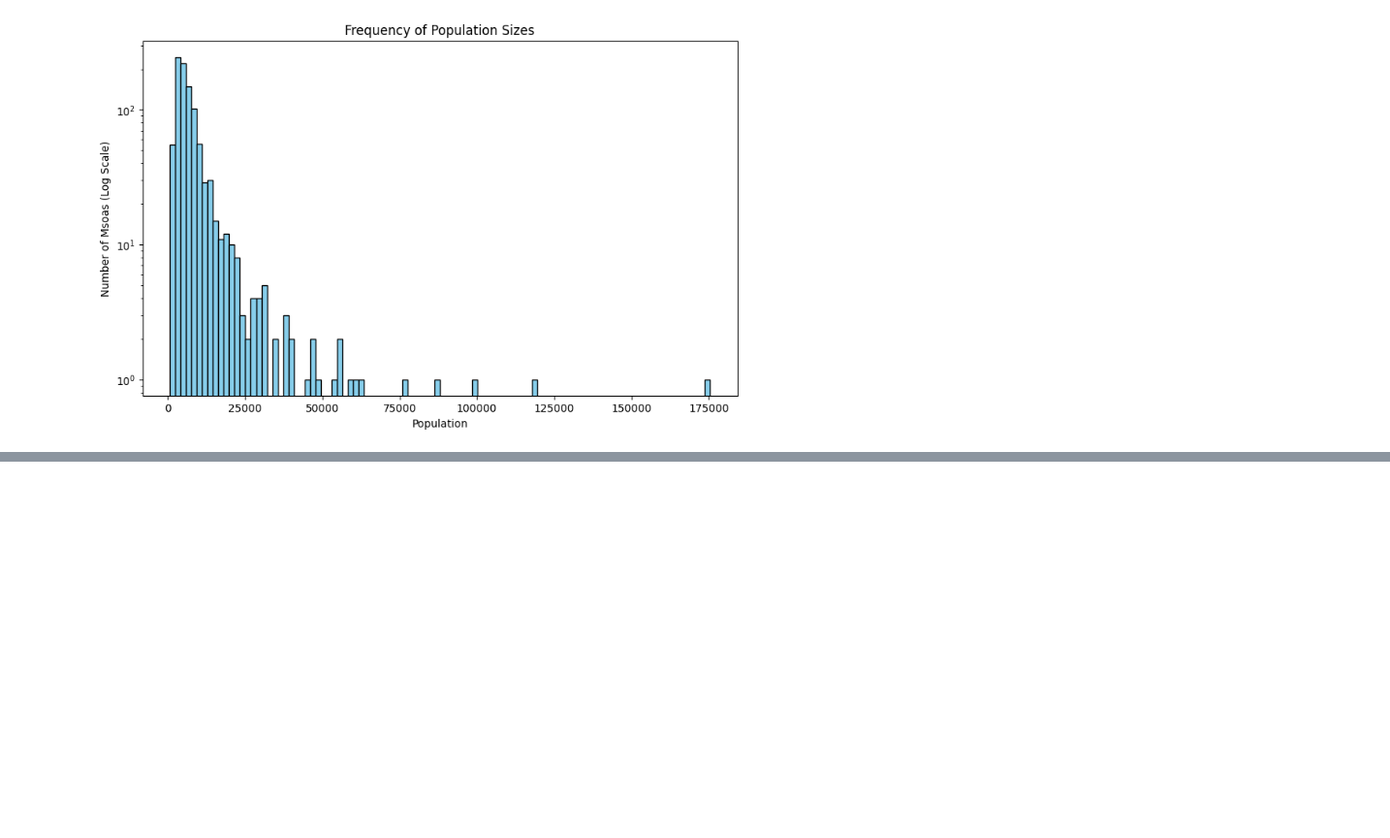
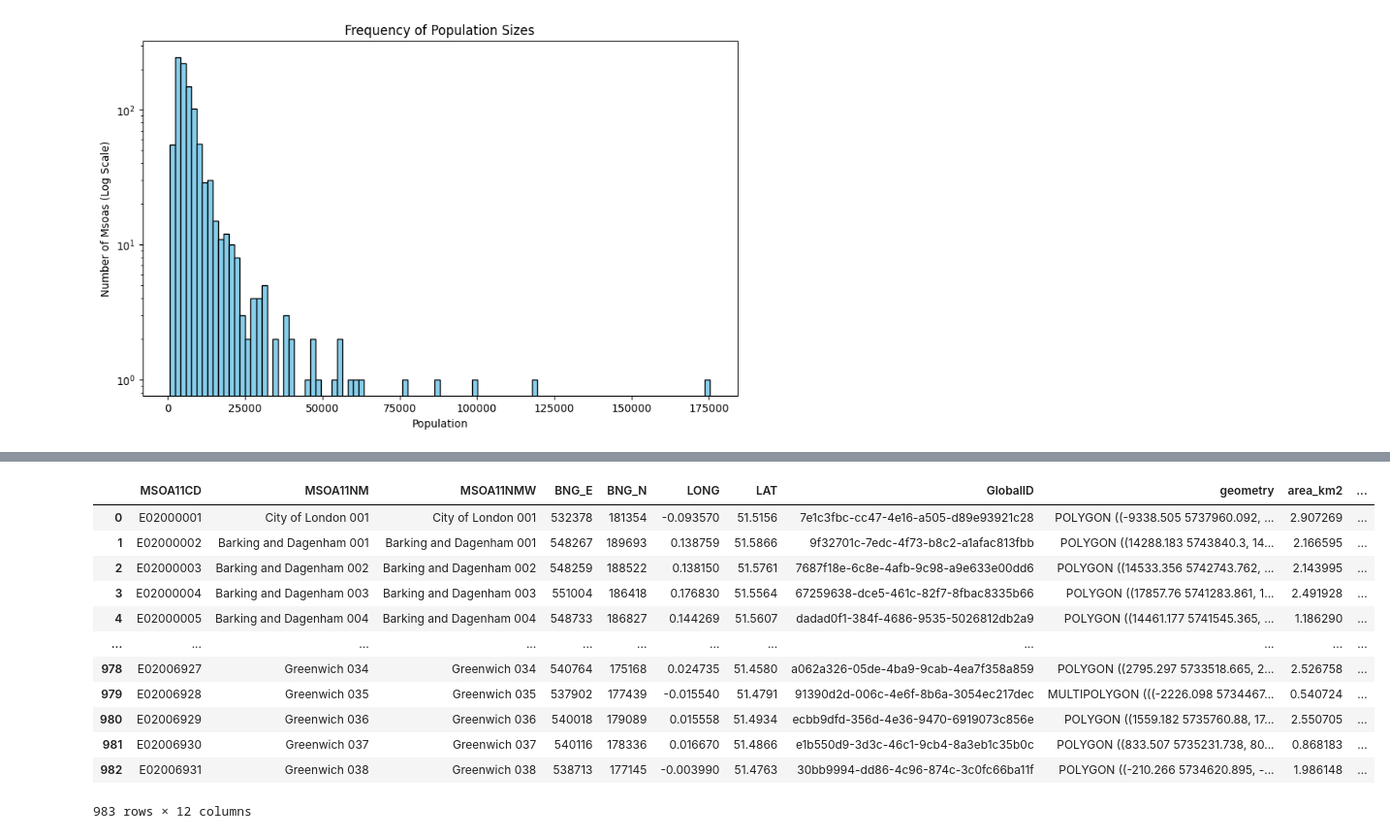
Before and after one commit to epnck/thesis, a Jupyter notebook: data generation/london data.ipynb, the cells around one changed output, grey strips where cells are left out. Shown at 97% size. Drawn from its saved outputs; the diff is of its cells as text; code cells hidden in the pictures; blank space fills up the shorter version.

```diff
--- a/data generation/london data.ipynb
+++ b/data generation/london data.ipynb
@@ -293,0 +545,16 @@ torch.save(pyg_graph, save_path)
+# %%
+msoas_mapped
+# %% [output]
+|  | MSOA11CD | MSOA11NM | MSOA11NMW | BNG_E | BNG_N | LONG | LAT | GlobalID | geometry | area_km2 | ... |
+| 0 | E02000001 | City of London 001 | City of London 001 | 532378 | 181354 | -0.093570 | 51.5156 | 7e1c3fbc-cc47-4e16-a505-d89e93921c28 | POLYGON ((-9338.505 5737960.092, ... | 2.907269 | ... |
+| 1 | E02000002 | Barking and Dagenham 001 | Barking and Dagenham 001 | 548267 | 189693 | 0.138759 | 51.5866 | 9f32701c-7edc-4f73-b8c2-a1afac813fbb | POLYGON ((14288.183 5743840.3, 14... | 2.166595 | ... |
+| 2 | E02000003 | Barking and Dagenham 002 | Barking and Dagenham 002 | 548259 | 188522 | 0.138150 | 51.5761 | 7687f18e-6c8e-4afb-9c98-a9e633e00dd6 | POLYGON ((14533.356 5742743.762, ... | 2.143995 | ... |
+| 3 | E02000004 | Barking and Dagenham 003 | Barking and Dagenham 003 | 551004 | 186418 | 0.176830 | 51.5564 | 67259638-dce5-461c-82f7-8fbac8335b66 | POLYGON ((17857.76 5741283.861, 1... | 2.491928 | ... |
+| 4 | E02000005 | Barking and Dagenham 004 | Barking and Dagenham 004 | 548733 | 186827 | 0.144269 | 51.5607 | dadad0f1-384f-4686-9535-5026812db2a9 | POLYGON ((14461.177 5741545.365, ... | 1.186290 | ... |
+| ... | ... | ... | ... | ... | ... | ... | ... | ... | ... | ... | ... |
+| 978 | E02006927 | Greenwich 034 | Greenwich 034 | 540764 | 175168 | 0.024735 | 51.4580 | a062a326-05de-4ba9-9cab-4ea7f358a859 | POLYGON ((2795.297 5733518.665, 2... | 2.526758 | ... |
+| 979 | E02006928 | Greenwich 035 | Greenwich 035 | 537902 | 177439 | -0.015540 | 51.4791 | 91390d2d-006c-4e6f-8b6a-3054ec217dec | MULTIPOLYGON (((-2226.098 5734467... | 0.540724 | ... |
+| 980 | E02006929 | Greenwich 036 | Greenwich 036 | 540018 | 179089 | 0.015558 | 51.4934 | ecbb9dfd-356d-4e36-9470-6919073c856e | POLYGON ((1559.182 5735760.88, 17... | 2.550705 | ... |
+| 981 | E02006930 | Greenwich 037 | Greenwich 037 | 540116 | 178336 | 0.016670 | 51.4866 | e1b550d9-3d3c-46c1-9cb4-8a3eb1c35b0c | POLYGON ((833.507 5735231.738, 80... | 0.868183 | ... |
+| 982 | E02006931 | Greenwich 038 | Greenwich 038 | 538713 | 177145 | -0.003990 | 51.4763 | 30bb9994-dd86-4c96-874c-3c0fc66ba11f | POLYGON ((-210.266 5734620.895, -... | 1.986148 | ... |
+983 rows × 12 columns
```
Also changed, not shown: parts of 17 cells of this notebook, 7 other files.
